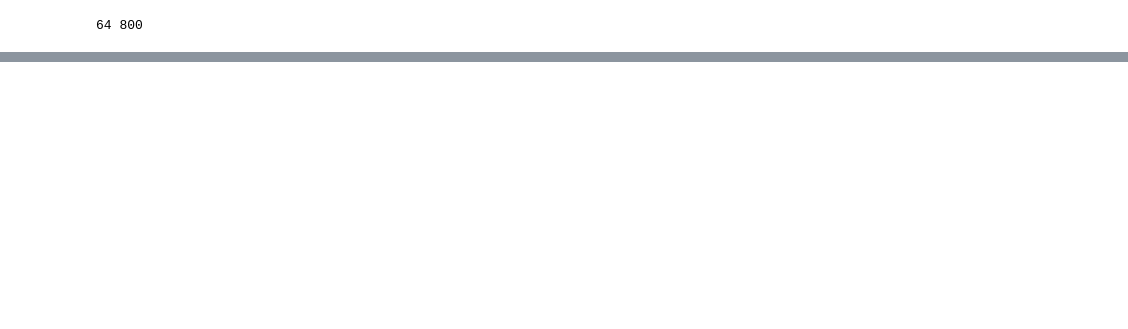
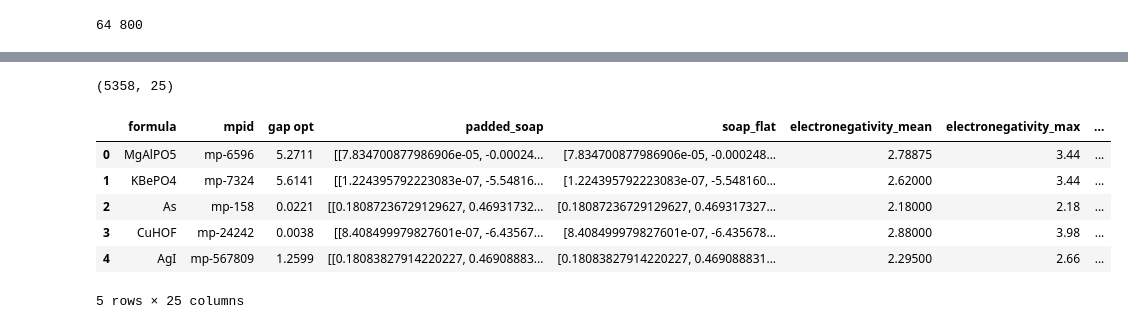
Before and after one commit to cadenmyers13/ml-dft-exp, a Jupyter notebook: codebase/load_matminer_data.ipynb, the cells around one changed output, grey strips where cells are left out. Saved outputs shown, nothing was run; the diff lists cells and outputs as text; code cells hidden in the pictures; blank space fills up the shorter version.

```diff
--- a/codebase/load_matminer_data.ipynb
+++ b/codebase/load_matminer_data.ipynb
@@ -406,0 +306,6 @@ Text(0, 0.5, '$y_{test} (eV)$')
+# %%
+# type(soap_df)
+
+x = (5, 4, 'dog')
+
+print(type(x))
@@ -406,0 +392,4 @@ Text(0, 0.5, '$y_{test} (eV)$')
+# %%
+features_df = pd.read_excel('/Users/cadenmyers/billingelab/dev/ml4ms_bandgap_final/data/elemental_features.xlsx')
+
+features_df.head()
@@ -406,0 +404,4 @@ Text(0, 0.5, '$y_{test} (eV)$')
+# %%
+soap_df['soap_flat'] = soap_df['padded_soap'].apply(lambda x: x.flatten())
+print(soap_df['soap_flat'].iloc[0].shape)
+soap_df.head()
@@ -406,0 +416,13 @@ Text(0, 0.5, '$y_{test} (eV)$')
+# %%
+merged_df = pd.merge(soap_df, features_df, on='formula', how='left')
+print(merged_df.shape)
+merged_df.head()
+# %% [output]
+(5358, 25)
+|  | formula | mpid | gap opt | padded_soap | soap_flat | electronegativity_mean | electronegativity_max | ... |
+| 0 | MgAlPO5 | mp-6596 | 5.2711 | [[7.834700877986906e-05, -0.00024... | [7.834700877986906e-05, -0.000248... | 2.78875 | 3.44 | ... |
+| 1 | KBePO4 | mp-7324 | 5.6141 | [[1.224395792223083e-07, -5.54816... | [1.224395792223083e-07, -5.548160... | 2.62000 | 3.44 | ... |
+| 2 | As | mp-158 | 0.0221 | [[0.18087236729129627, 0.46931732... | [0.18087236729129627, 0.469317327... | 2.18000 | 2.18 | ... |
+| 3 | CuHOF | mp-24242 | 0.0038 | [[8.408499979827601e-07, -6.43567... | [8.408499979827601e-07, -6.435678... | 2.88000 | 3.98 | ... |
+| 4 | AgI | mp-567809 | 1.2599 | [[0.18083827914220227, 0.46908883... | [0.18083827914220227, 0.469088831... | 2.29500 | 2.66 | ... |
+5 rows × 25 columns
```
Also changed, not shown: parts of 18 cells of this notebook, 2 other files.
